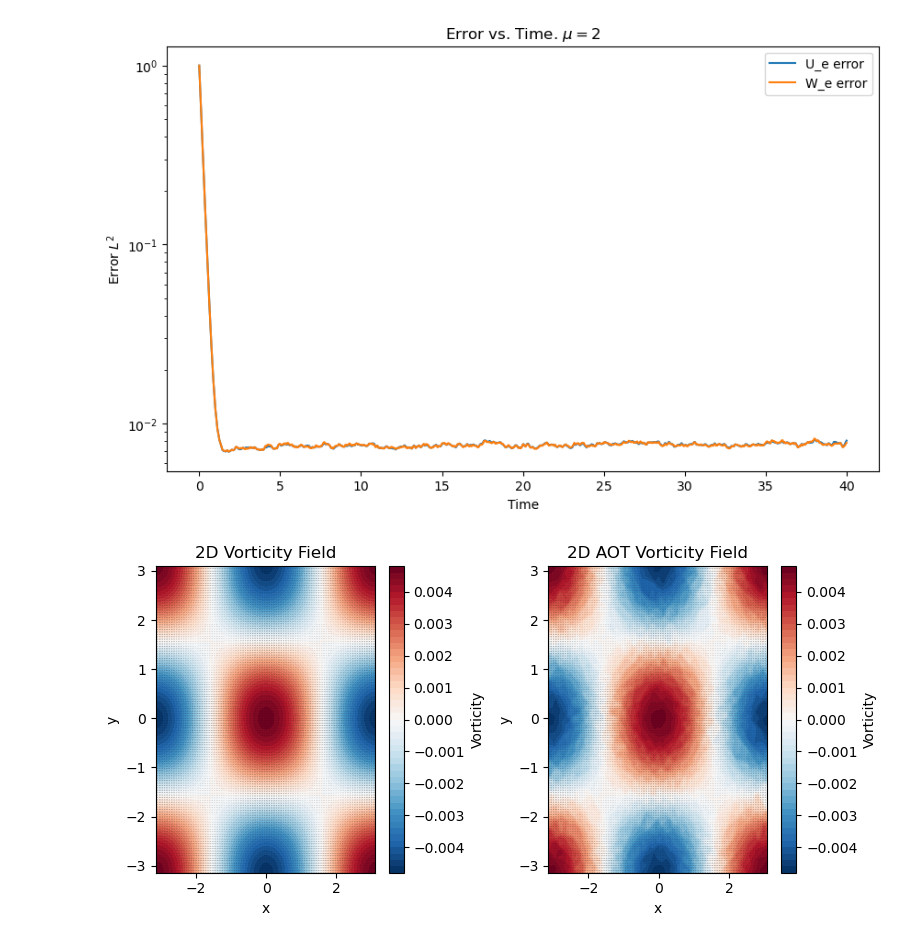
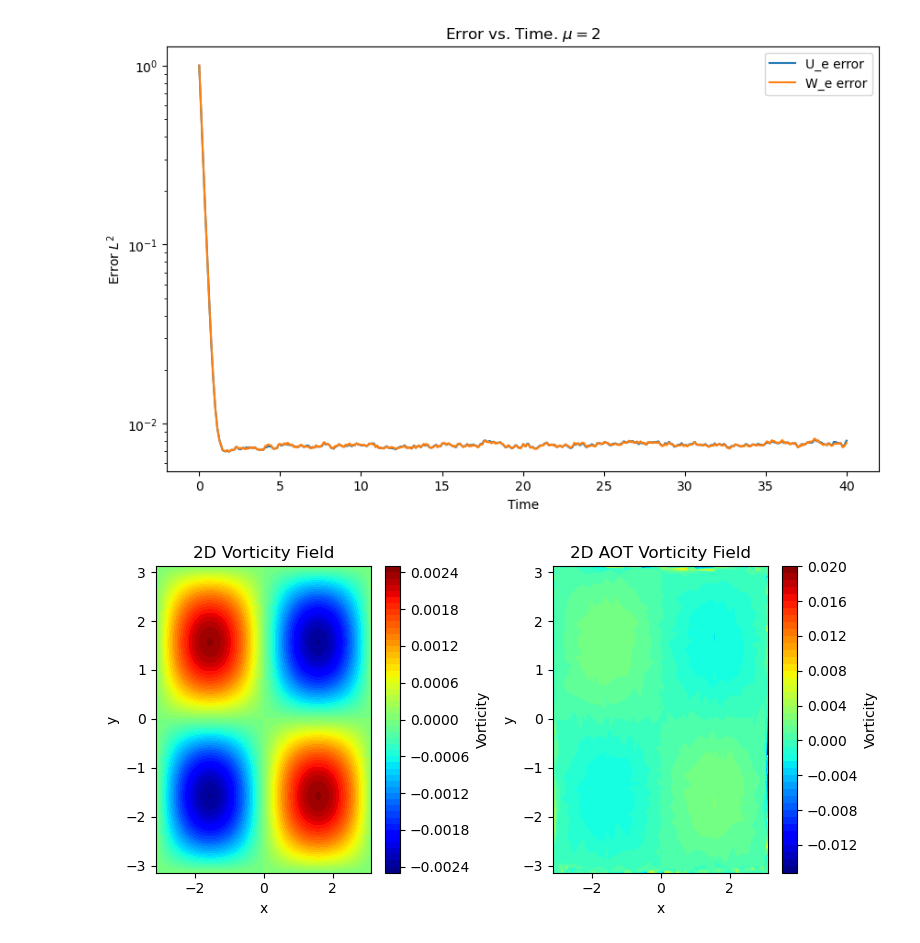
Before and after one commit to Smfun12/dedalus_nse, a Jupyter notebook: notebooks/plot_errors.ipynb, the cells around one changed output. Drawn from its saved outputs; the diff is of its cells as text; code cells hidden in the pictures.

Commit message:
improve plots

```diff
--- a/notebooks/plot_errors.ipynb
+++ b/notebooks/plot_errors.ipynb
@@ -43,7 +43,7 @@ plt.show()
 [figure]
 # %%
 import h5py
-f = h5py.File('snapshots_s4/snapshots_s4_p0.h5','r')
+f = h5py.File('snapshots_s2.h5','r')
 x = f['/scales/x/1.0'][:]
 z = f['/scales/z/1.0'][:]
 t = f['scales']['sim_time'][:]
@@ -53,44 +53,44 @@ u = f['tasks']['u'][:]
 w = f['tasks']['w'][:]
 f.close()
 
-idx = 9
-u_ = u_[idx, :, :] # remove length-one x dimension
-w_ = w_[idx, :, :] # remove length-one x dimension
-u = u[idx, :, :] # remove length-one x dimension
-w = w[idx, :, :] # remove length-one x dimension
+time_idx = 29
+u_ = u_[time_idx, :, :] # remove length-one x dimension
+w_ = w_[time_idx, :, :] # remove length-one x dimension
+u = u[time_idx, :, :] # remove length-one x dimension
+w = w[time_idx, :, :] # remove length-one x dimension
 plt.figure(figsize=(8, 4))
 # for i in range(0,21,5):
 X, Z = np.meshgrid(x, z)
 
 # Compute partial derivatives
 dw_dx, dw_dy = np.gradient(w)
 du_dx, du_dy = np.gradient(u)
 # Compute vorticity
 vorticity = dw_dx - du_dy
 
 # Compute partial derivatives
 dw_dx, dw_dy = np.gradient(w_)
 du_dx, du_dy = np.gradient(u_)
 # Compute vorticity
 vorticity_hat = dw_dx - du_dy
 
 plt.subplot(1,2,1)
-plt.contourf(X, Z, vorticity, levels=50, cmap='RdBu_r')
+plt.contourf(X, Z, vorticity, levels=50, cmap='jet')
 plt.xlabel("x")
 plt.ylabel("y")
 plt.colorbar(label="Vorticity")
 plt.title("2D Vorticity Field")
-plt.quiver(X, Z, u, w, color='k', alpha=0.5)  # Overlay velocity vectors
+# plt.quiver(X, Z, u, w, color='k', alpha=0.5)  # Overlay velocity vectors
 
 plt.subplot(1,2,2)
-plt.contourf(X, Z, vorticity_hat, levels=50, cmap='RdBu_r')
+plt.contourf(X, Z, vorticity_hat, levels=50, cmap='jet')
 plt.xlabel("x")
 plt.ylabel("y")
 plt.colorbar(label="Vorticity")
 plt.title("2D AOT Vorticity Field")
-plt.quiver(X, Z, u_, w_, color='k', alpha=0.5)  # Overlay velocity vectors
+# plt.quiver(X, Z, u_, w_, color='k', alpha=0.5)  # Overlay velocity vectors
 
 plt.tight_layout()  # Adjust spacing
 plt.show()
 # %% [output]
-[figure, old version]
+[figure, new version]
```
Also changed, not shown: parts of 1 cell of this notebook, 4 other files.
